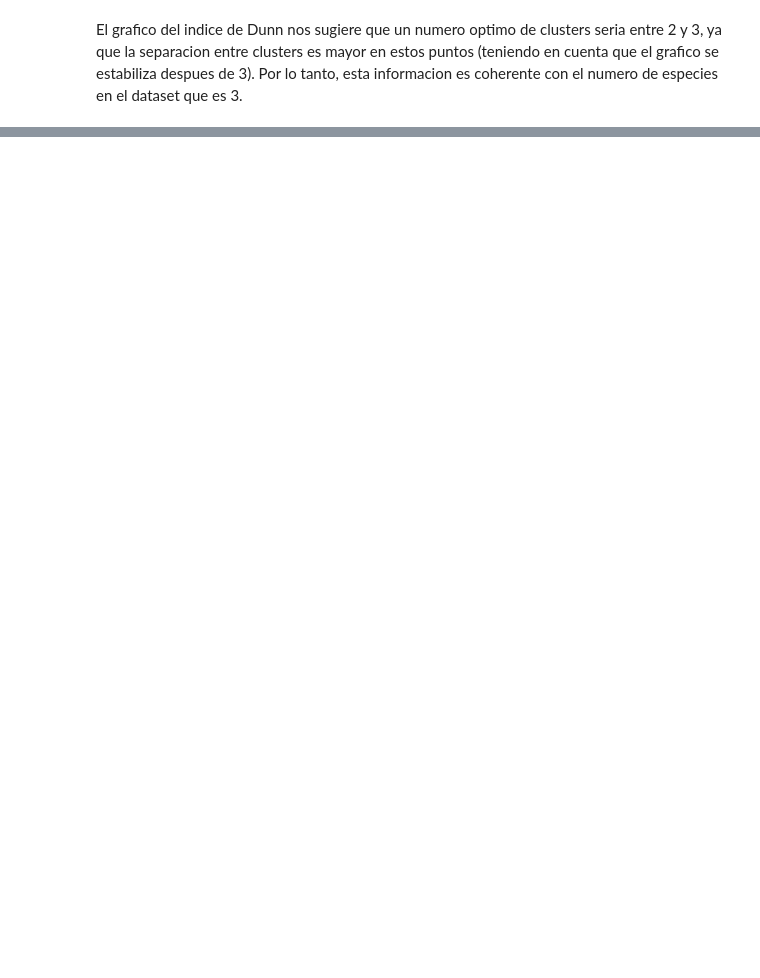
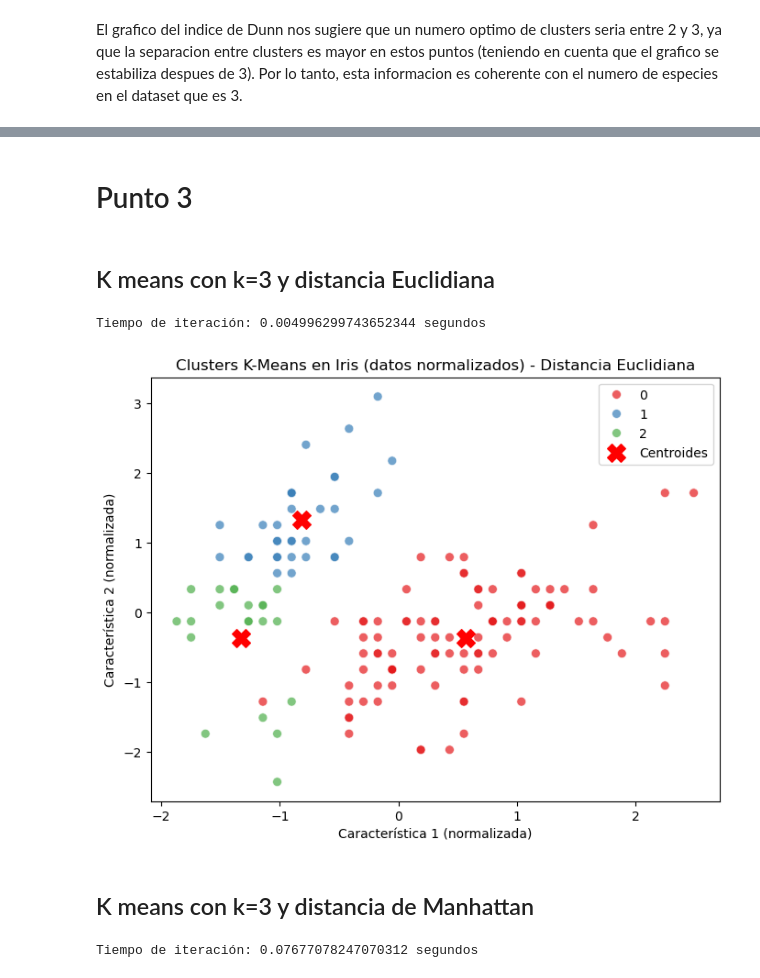
Before and after one commit to TheMaorba/DataMining, a Jupyter notebook: Tarea6/Taller6-Parte1.ipynb, the cells around one changed output, grey strips where cells are left out. Saved outputs shown, nothing was run; the diff lists cells and outputs as text; code cells hidden in the pictures; blank space fills up the shorter version.

```diff
--- a/Tarea6/Taller6-Parte1.ipynb
+++ b/Tarea6/Taller6-Parte1.ipynb
@@ -220,0 +274,58 @@ plt.show()
+# %% [markdown]
+# Punto 3
+# %% [markdown]
+## K means con k=3 y distancia Euclidiana
+# %%
+# KMeans con datos normalizados X_scaled y distancia Euclidiana
+
+start = time.time()
+kmeans = KMeans(n_clusters=3, random_state=42)
+kmeans.fit(X_scaled)
+
+labels = kmeans.labels_
+centroids = kmeans.cluster_centers_
+end = time.time()
+print("Tiempo de iteración:", end - start, "segundos")
+# %% [output]
+Tiempo de iteración: 0.004996299743652344 segundos
+# %%
+# Grafico de los clusters
+plt.figure(figsize=(8,6))
+# Dibujar los puntos, coloreados según el cluster asignado
+sns.scatterplot(
+    x=X_scaled[:, 0],
+    y=X_scaled[:, 1],
+    hue=labels,
+    palette="Set1",
+    s=50,
+    alpha=0.7
+)
+# Dibujar los centroides
+plt.scatter(
+    centroids[:, 0],
+    centroids[:, 1],
+    c="red",
+    s=200,
+    marker="X",
+    label="Centroides"
+)
+plt.title("Clusters K-Means en Iris (datos normalizados) - Distancia Euclidiana")
+plt.xlabel("Característica 1 (normalizada)")
+plt.ylabel("Característica 2 (normalizada)")
+plt.legend()
+plt.show()
+# %% [output]
+[figure, added]
+# %% [markdown]
+## K means con k=3 y distancia de Manhattan
+# %%
+# Manhattan (L1)
+start = time.time()
+kmedoids_manhattan = KMedoids(n_clusters=3, metric='manhattan', random_state=42)
+kmedoids_manhattan.fit(X_scaled)
+labels = kmedoids_manhattan.labels_
+centroids = kmedoids_manhattan.cluster_centers_
+end = time.time()
+print("Tiempo de iteración:", end - start, "segundos")
+# %% [output]
+Tiempo de iteración: 0.07677078247070312 segundos
```
Also changed, not shown: parts of 38 cells of this notebook.
